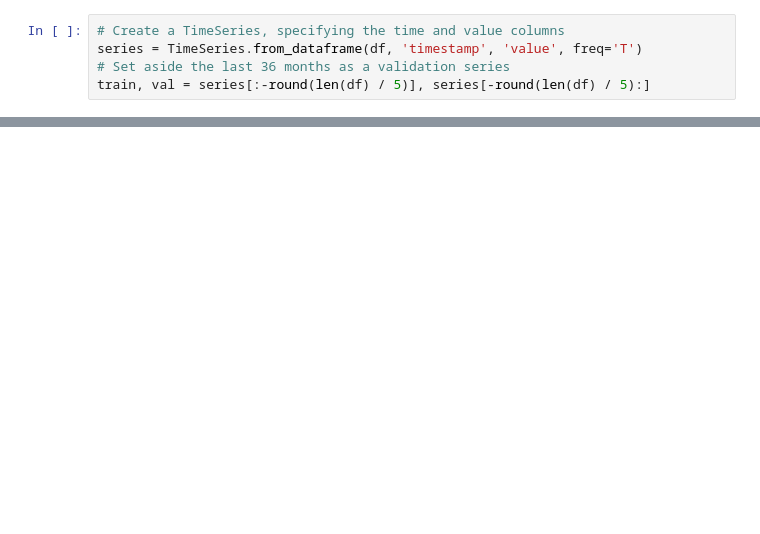
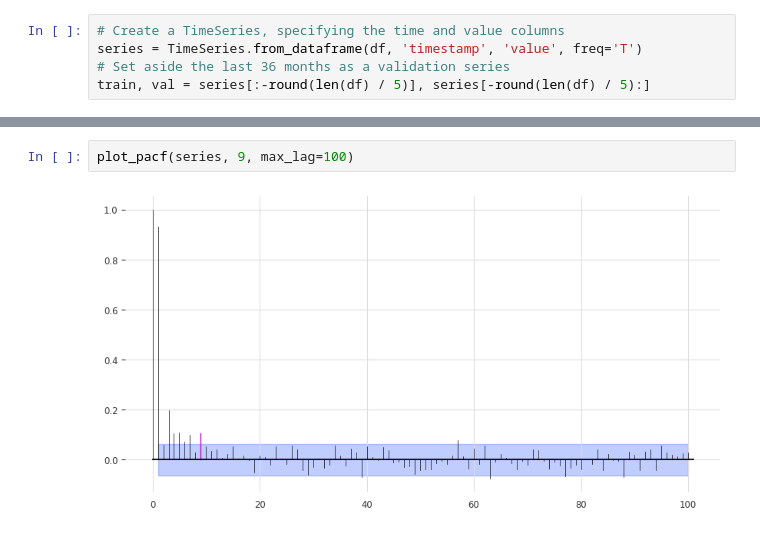
Before and after one commit to m3madadi/datadays, a Jupyter notebook: main.ipynb, the cells around one changed output, grey strips where cells are left out. Saved outputs shown, nothing was run; the diff lists cells and outputs as text; blank space fills up the shorter version.

```diff
--- a/main.ipynb
+++ b/main.ipynb
@@ -25 +26,5 @@ darts.utils.statistics.plot_acf(series)
+# %%
+plot_pacf(series, 9, max_lag=100)
+# %% [output]
+[figure, added]
 # %%
```
Also changed, not shown: parts of 7 cells of this notebook.
